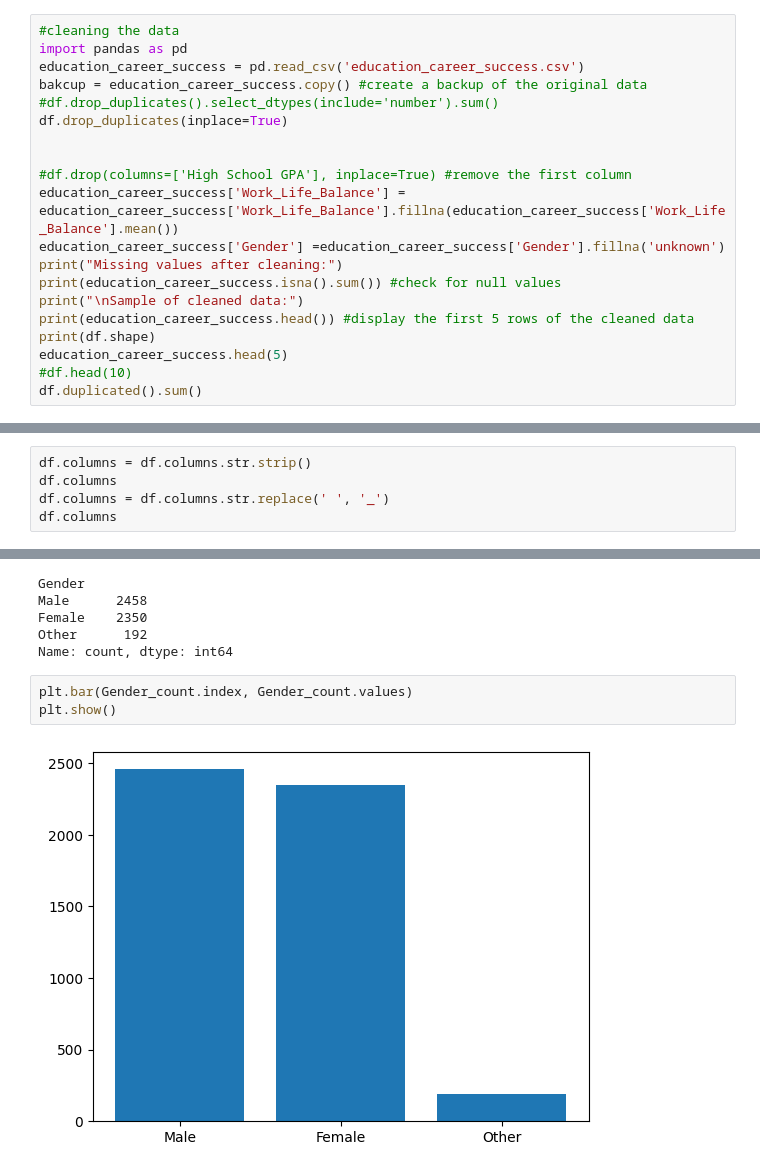
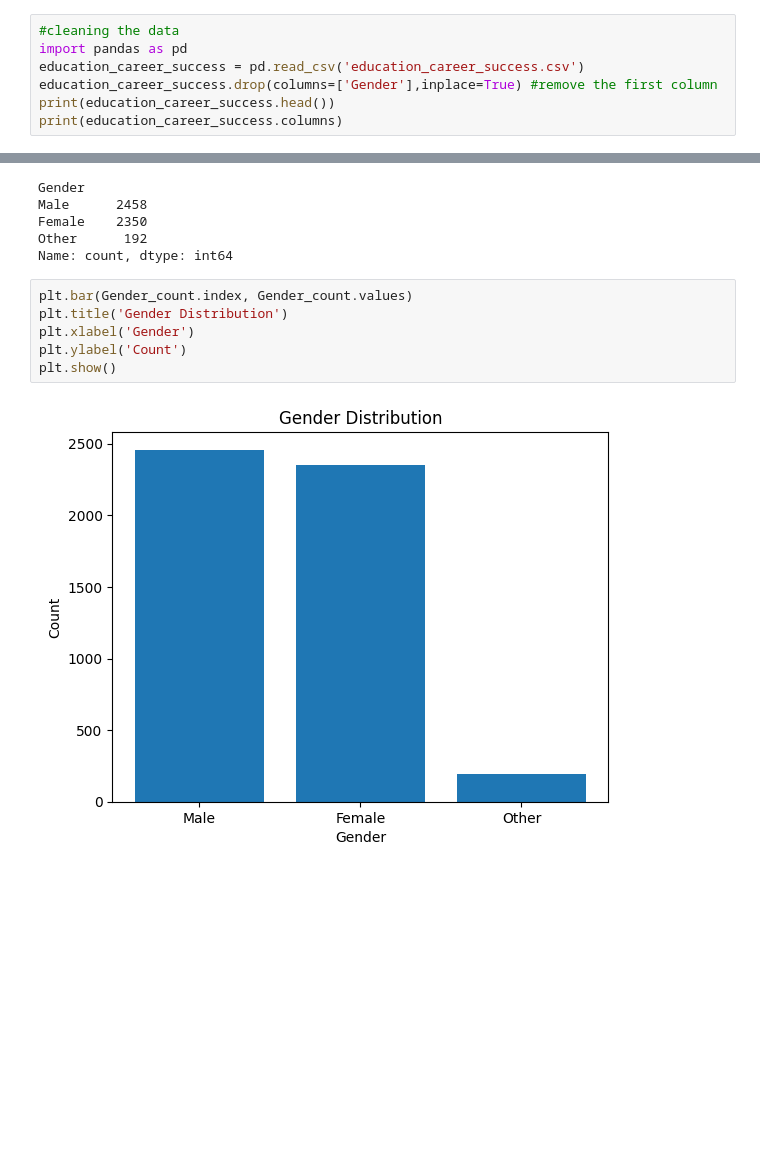
Before and after one commit to Tarek996-blip/Project_EELU_ML, a Jupyter notebook: EELU_ML.ipynb, the cells around one changed output, grey strips where cells are left out. Drawn from its saved outputs; the diff is of its cells as text; blank space fills up the shorter version.

```diff
--- a/EELU_ML.ipynb
+++ b/EELU_ML.ipynb
@@ -197,20 +137,7 @@ np.int64(0)
 #cleaning the data
 import pandas as pd
 education_career_success = pd.read_csv('education_career_success.csv')
-bakcup = education_career_success.copy() #create a backup of the original data
-#df.drop_duplicates().select_dtypes(include='number').sum()
-df.drop_duplicates(inplace=True)
-
-
-#df.drop(columns=['High School GPA'], inplace=True) #remove the first column
-education_career_success['Work_Life_Balance'] = education_career_success['Work_Life_Balance'].fillna(education_career_success['Work_Life_Balance'].mean())
-education_career_success['Gender'] =education_career_success['Gender'].fillna('unknown')
-print("Missing values after cleaning:")
-print(education_career_success.isna().sum()) #check for null values
-print("\nSample of cleaned data:")
-print(education_career_success.head()) #display the first 5 rows of the cleaned data
-print(df.shape)
-education_career_success.head(5)
-#df.head(10)
-df.duplicated().sum()
+education_career_success.drop(columns=['Gender'],inplace=True) #remove the first column
+print(education_career_success.head())
+print(education_career_success.columns)
 # %% [output]
@@ -262,8 +231,3 @@ Passing `palette` without assigning `hue` is deprecated and will be removed in v
 
   sns.barplot(x=GPA.values, y=GPA.index, palette='viridis')
 [figure]
-# %%
-df.columns = df.columns.str.strip()
-df.columns
-df.columns = df.columns.str.replace(' ', '_')
-df.columns
@@ -301,8 +267,11 @@ Other      192
 Name: count, dtype: int64
 # %%
 plt.bar(Gender_count.index, Gender_count.values)
+plt.title('Gender Distribution')
+plt.xlabel('Gender')
+plt.ylabel('Count')
 plt.show()
 # %% [output]
-[figure, old version]
+[figure, new version]
 # %%
 import seaborn as sns
```
Also changed, not shown: parts of 28 cells of this notebook, 1 other file.
